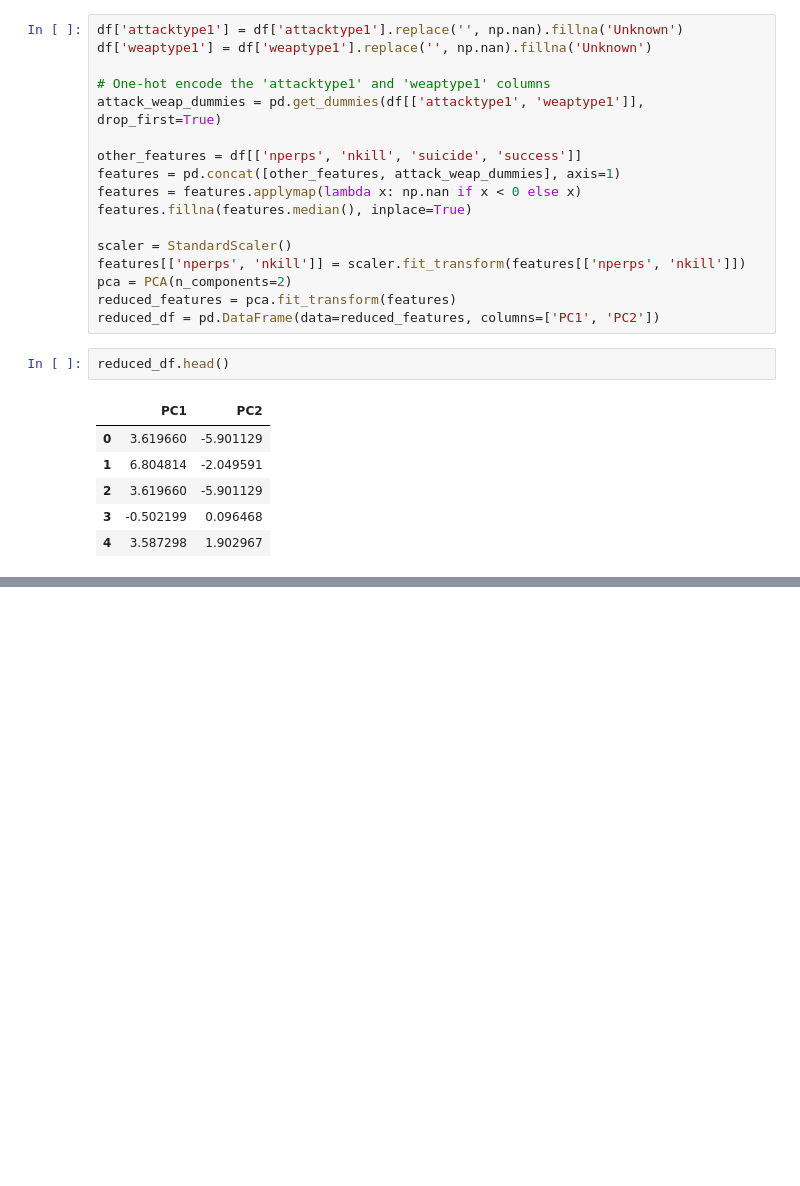
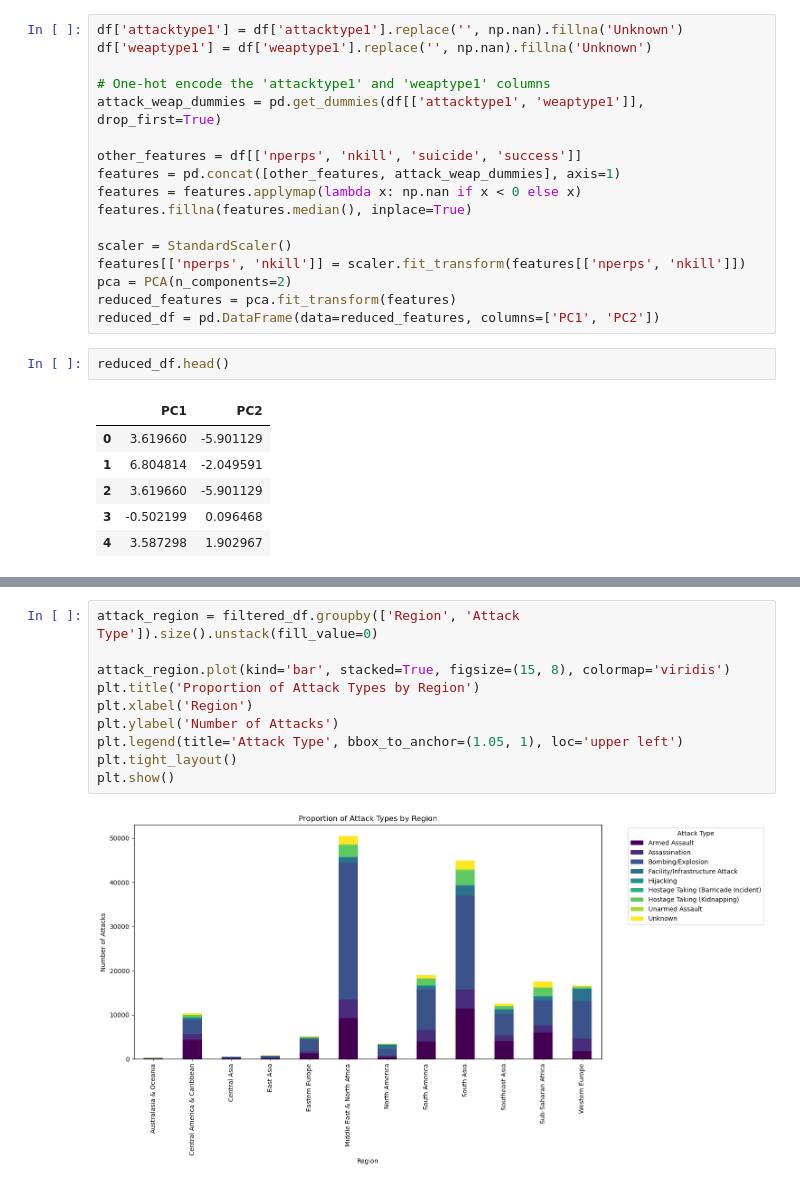
Before and after one commit to yllberisha/Global-Terrorism-Dataset-Analysis, a Jupyter notebook: preprocessing.ipynb, the cells around one changed output, grey strips where cells are left out. Saved outputs shown, nothing was run; the diff lists cells and outputs as text; blank space fills up the shorter version.

```diff
--- a/preprocessing.ipynb
+++ b/preprocessing.ipynb
@@ -275,0 +314,12 @@ reduced_df.head()
+# %%
+attack_region = filtered_df.groupby(['Region', 'Attack Type']).size().unstack(fill_value=0)
+
+attack_region.plot(kind='bar', stacked=True, figsize=(15, 8), colormap='viridis')
+plt.title('Proportion of Attack Types by Region')
+plt.xlabel('Region')
+plt.ylabel('Number of Attacks')
+plt.legend(title='Attack Type', bbox_to_anchor=(1.05, 1), loc='upper left')
+plt.tight_layout()
+plt.show()
+# %% [output]
+[figure, added]
```
Also changed, not shown: parts of 5 cells of this notebook.
